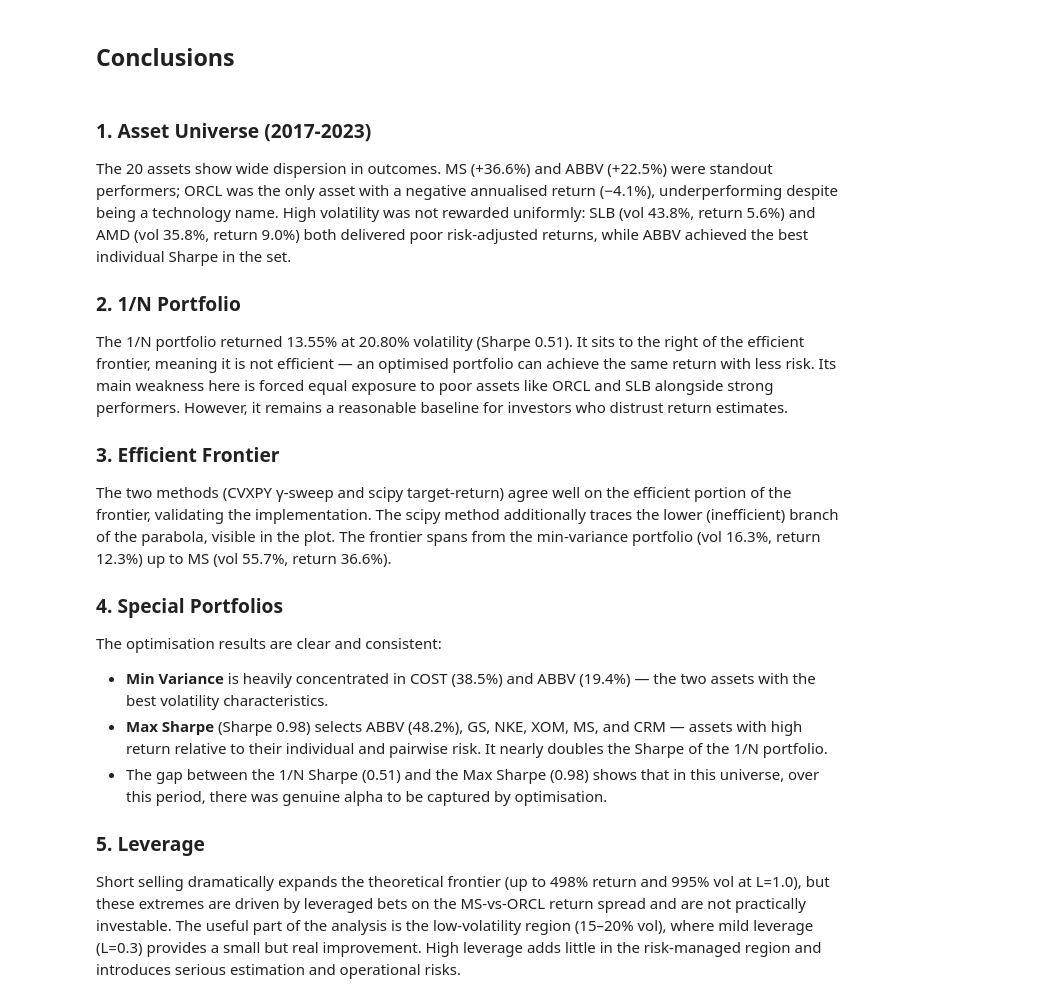
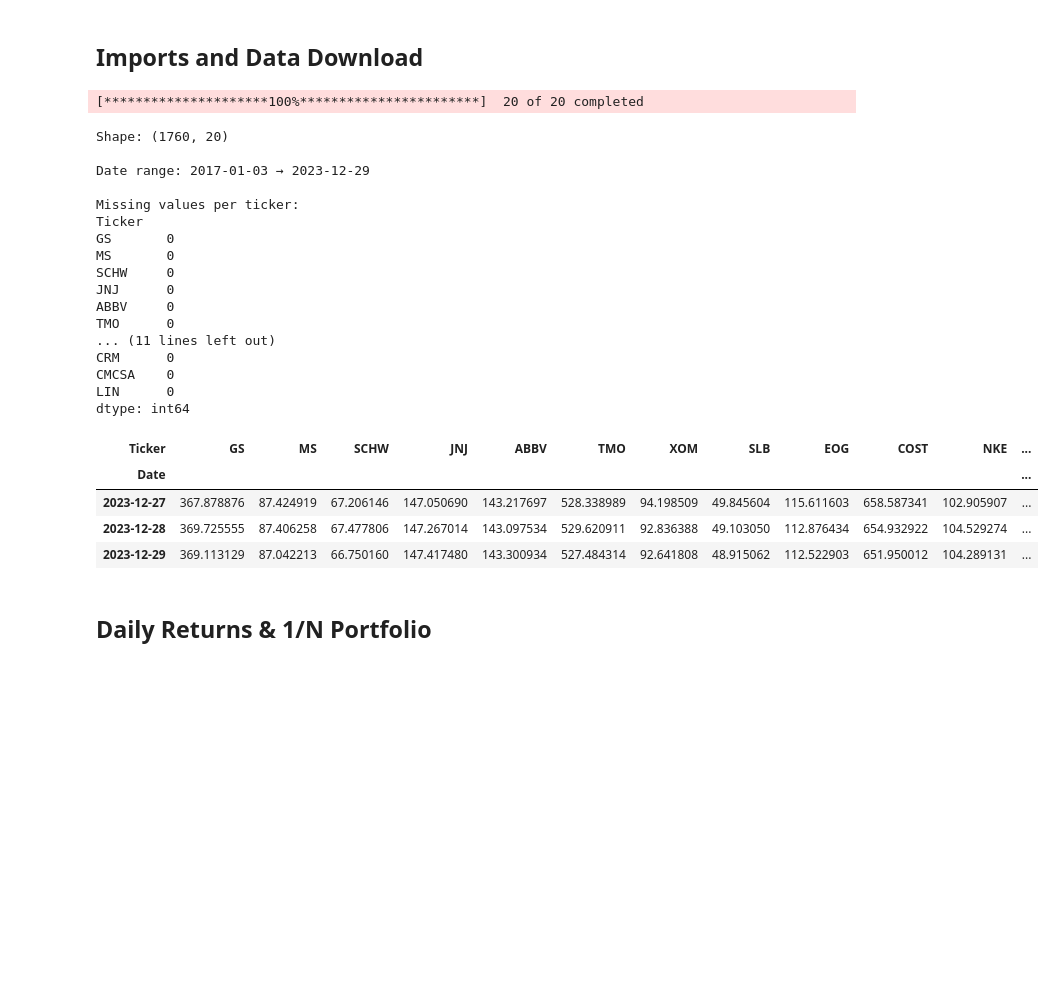
Before and after one commit to chartouni/project-2, a Jupyter notebook: project2.ipynb, the cells around one changed output. Saved outputs shown, nothing was run; the diff lists cells and outputs as text; code cells hidden in the pictures; blank space fills up the shorter version.

Commit message:
Added different versions of assignment
Added 2 versions of the assignment: mine (project2.ipynb) and Anthony's (Financial_Project_2(1).ipynb)

```diff
--- a/project2.ipynb
+++ b/project2.ipynb
@@ -407,20 +1,2 @@ print("Plot saved → efficient_frontier.png")
-# %% [markdown]
-## Conclusions
-# %% [markdown]
-### 1. Asset Universe (2017-2023)
-The 20 assets show wide dispersion in outcomes. MS (+36.6%) and ABBV (+22.5%) were standout performers; ORCL was the only asset with a negative annualised return (−4.1%), underperforming despite being a technology name. High volatility was not rewarded uniformly: SLB (vol 43.8%, return 5.6%) and AMD (vol 35.8%, return 9.0%) both delivered poor risk-adjusted returns, while ABBV achieved the best individual Sharpe in the set.
-
-### 2. 1/N Portfolio
-The 1/N portfolio returned 13.55% at 20.80% volatility (Sharpe 0.51). It sits to the right of the efficient frontier, meaning it is not efficient — an optimised portfolio can achieve the same return with less risk. Its main weakness here is forced equal exposure to poor assets like ORCL and SLB alongside strong performers. However, it remains a reasonable baseline for investors who distrust return estimates.
-
-### 3. Efficient Frontier
-The two methods (CVXPY γ-sweep and scipy target-return) agree well on the efficient portion of the frontier, validating the implementation. The scipy method additionally traces the lower (inefficient) branch of the parabola, visible in the plot. The frontier spans from the min-variance portfolio (vol 16.3%, return 12.3%) up to MS (vol 55.7%, return 36.6%).
-
-### 4. Special Portfolios
-The optimisation results are clear and consistent:
-- **Min Variance** is heavily concentrated in COST (38.5%) and ABBV (19.4%) — the two assets with the best volatility characteristics.
-- **Max Sharpe** (Sharpe 0.98) selects ABBV (48.2%), GS, NKE, XOM, MS, and CRM — assets with high return relative to their individual and pairwise risk. It nearly doubles the Sharpe of the 1/N portfolio.
-- The gap between the 1/N Sharpe (0.51) and the Max Sharpe (0.98) shows that in this universe, over this period, there was genuine alpha to be captured by optimisation.
-
-### 5. Leverage
-Short selling dramatically expands the theoretical frontier (up to 498% return and 995% vol at L=1.0), but these extremes are driven by leveraged bets on the MS-vs-ORCL return spread and are not practically investable. The useful part of the analysis is the low-volatility region (15–20% vol), where mild leverage (L=0.3) provides a small but real improvement. High leverage adds little in the risk-managed region and introduces serious estimation and operational risks.
+# %% [markdown]
+## Imports and Data Download
@@ -426,0 +11,46 @@ Short selling dramatically expands the theoretical frontier (up to 498% return a
+# %%
+# --- Asset Universe ---
+tickers = [
+    'GS', 'MS', 'SCHW',          # Financials
+    'JNJ', 'ABBV', 'TMO',         # Healthcare
+    'XOM', 'SLB', 'EOG',          # Energy
+    'COST', 'NKE', 'SBUX',        # Consumer
+    'CAT', 'DE', 'UPS',            # Industrials
+    'AMD', 'ORCL', 'CRM',         # Tech
+    'CMCSA', 'LIN'                 # Comms / Materials
+]
+# %%
+# --- Download adjusted close prices ---
+raw = yf.download(tickers, start='2017-01-01', end='2023-12-31', auto_adjust=True)['Close']
+raw = raw[tickers]  # enforce column order
+
+print(f"Shape: {raw.shape}")
+print(f"\nDate range: {raw.index[0].date()} → {raw.index[-1].date()}")
+print(f"\nMissing values per ticker:\n{raw.isnull().sum()}")
+raw.tail(3)
+# %% [output]
+[*********************100%***********************]  20 of 20 completed
+Shape: (1760, 20)
+
+Date range: 2017-01-03 → 2023-12-29
+
+Missing values per ticker:
+Ticker
+GS       0
+MS       0
+SCHW     0
+JNJ      0
+ABBV     0
+TMO      0
+... (11 lines left out)
+CRM      0
+CMCSA    0
+LIN      0
+dtype: int64
+| Ticker | GS | MS | SCHW | JNJ | ABBV | TMO | XOM | SLB | EOG | COST | NKE | ... |
+| Date |  |  |  |  |  |  |  |  |  |  |  | ... |
+| 2023-12-27 | 367.878876 | 87.424919 | 67.206146 | 147.050690 | 143.217697 | 528.338989 | 94.198509 | 49.845604 | 115.611603 | 658.587341 | 102.905907 | ... |
+| 2023-12-28 | 369.725555 | 87.406258 | 67.477806 | 147.267014 | 143.097534 | 529.620911 | 92.836388 | 49.103050 | 112.876434 | 654.932922 | 104.529274 | ... |
+| 2023-12-29 | 369.113129 | 87.042213 | 66.750160 | 147.417480 | 143.300934 | 527.484314 | 92.641808 | 48.915062 | 112.522903 | 651.950012 | 104.289131 | ... |
+# %% [markdown]
+## Daily Returns & 1/N Portfolio
```
Also changed, not shown: parts of 49 cells of this notebook, 1 other file.
